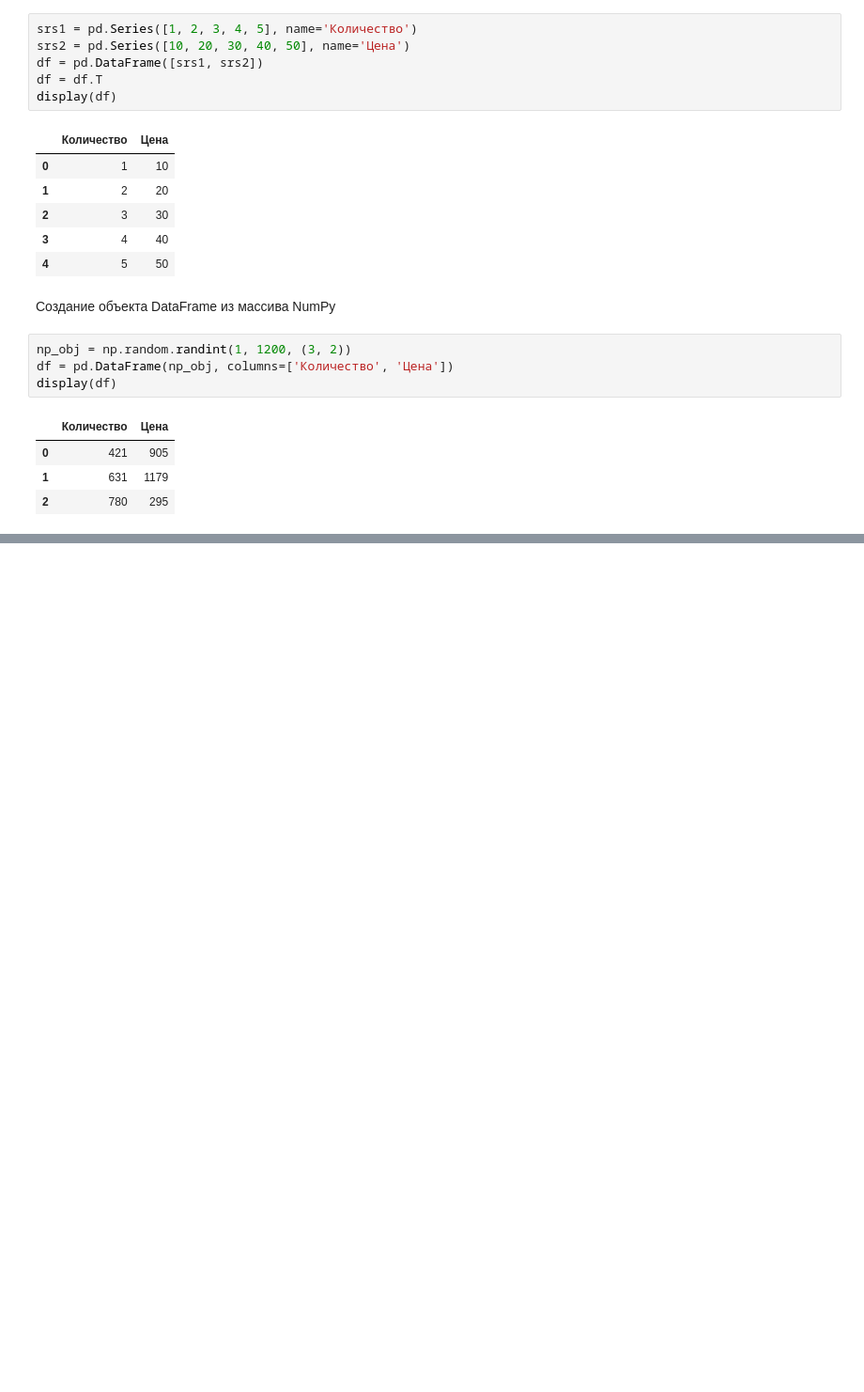
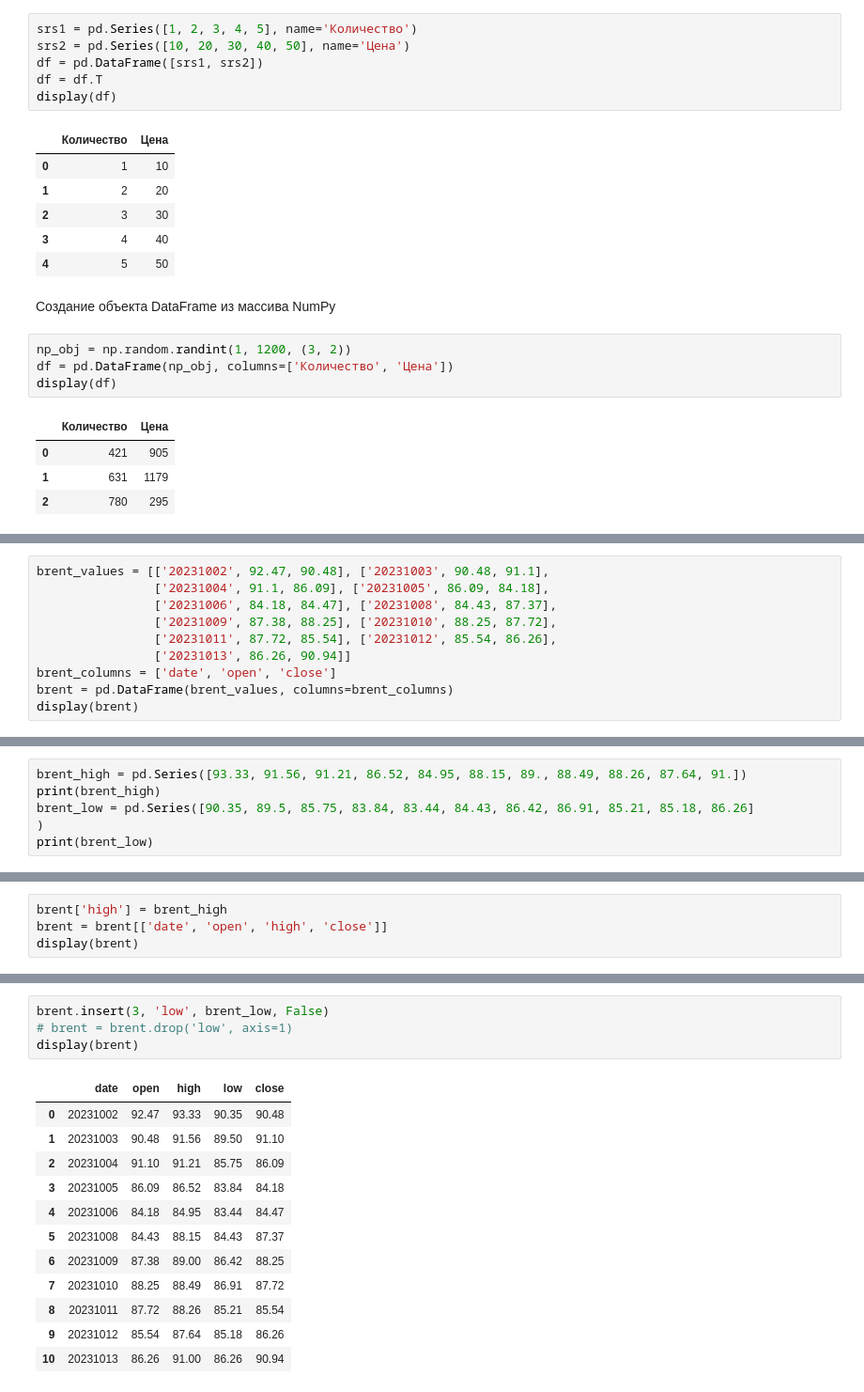
Before and after one commit to ArretWins/NumpyStudyProject, a Jupyter notebook: pandas/lesson_2.ipynb, the cells around one changed output, grey strips where cells are left out. Shown at 94% size. Cells and saved outputs as stored; diff of their text form; blank space fills up the shorter version.

```diff
--- a/pandas/lesson_2.ipynb
+++ b/pandas/lesson_2.ipynb
@@ -66,0 +112,10 @@ display(df)
+# %%
+brent_values = [['20231002', 92.47, 90.48], ['20231003', 90.48, 91.1],
+                ['20231004', 91.1, 86.09], ['20231005', 86.09, 84.18],
+                ['20231006', 84.18, 84.47], ['20231008', 84.43, 87.37],
+                ['20231009', 87.38, 88.25], ['20231010', 88.25, 87.72],
+                ['20231011', 87.72, 85.54], ['20231012', 85.54, 86.26],
+                ['20231013', 86.26, 90.94]]
+brent_columns = ['date', 'open', 'close']
+brent = pd.DataFrame(brent_values, columns=brent_columns)
+display(brent)
@@ -66,0 +135,5 @@ display(df)
+# %%
+brent_high = pd.Series([93.33, 91.56, 91.21, 86.52, 84.95, 88.15, 89., 88.49, 88.26, 87.64, 91.])
+print(brent_high)
+brent_low = pd.Series([90.35, 89.5, 85.75, 83.84, 83.44, 84.43, 86.42, 86.91, 85.21, 85.18, 86.26]                      )
+print(brent_low)
@@ -66,0 +160,4 @@ display(df)
+# %%
+brent['high'] = brent_high
+brent = brent[['date', 'open', 'high', 'close']]
+display(brent)
@@ -66,0 +177,17 @@ display(df)
+# %%
+brent.insert(3, 'low', brent_low, False)
+# brent = brent.drop('low', axis=1)
+display(brent)
+# %% [output]
+|  | date | open | high | low | close |
+| 0 | 20231002 | 92.47 | 93.33 | 90.35 | 90.48 |
+| 1 | 20231003 | 90.48 | 91.56 | 89.50 | 91.10 |
+| 2 | 20231004 | 91.10 | 91.21 | 85.75 | 86.09 |
+| 3 | 20231005 | 86.09 | 86.52 | 83.84 | 84.18 |
+| 4 | 20231006 | 84.18 | 84.95 | 83.44 | 84.47 |
+| 5 | 20231008 | 84.43 | 88.15 | 84.43 | 87.37 |
+| 6 | 20231009 | 87.38 | 89.00 | 86.42 | 88.25 |
+| 7 | 20231010 | 88.25 | 88.49 | 86.91 | 87.72 |
+| 8 | 20231011 | 87.72 | 88.26 | 85.21 | 85.54 |
+| 9 | 20231012 | 85.54 | 87.64 | 85.18 | 86.26 |
+| 10 | 20231013 | 86.26 | 91.00 | 86.26 | 90.94 |
```
Also changed, not shown: parts of 30 cells of this notebook.
